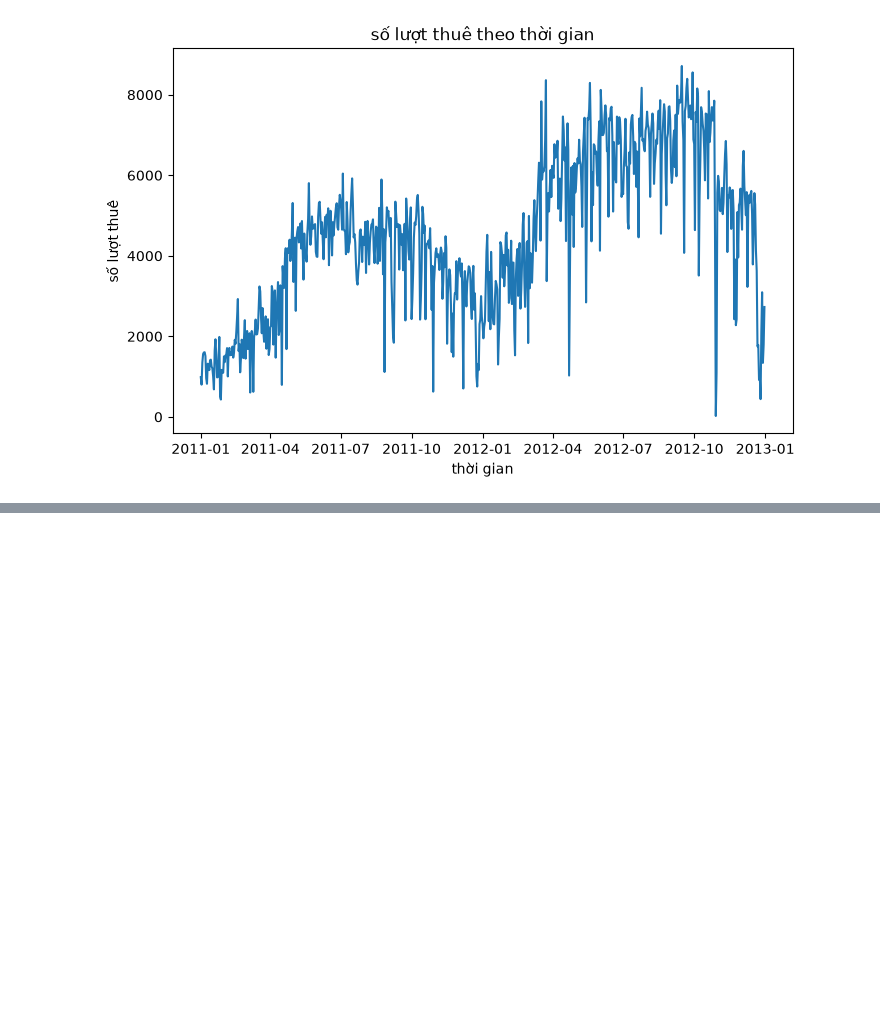
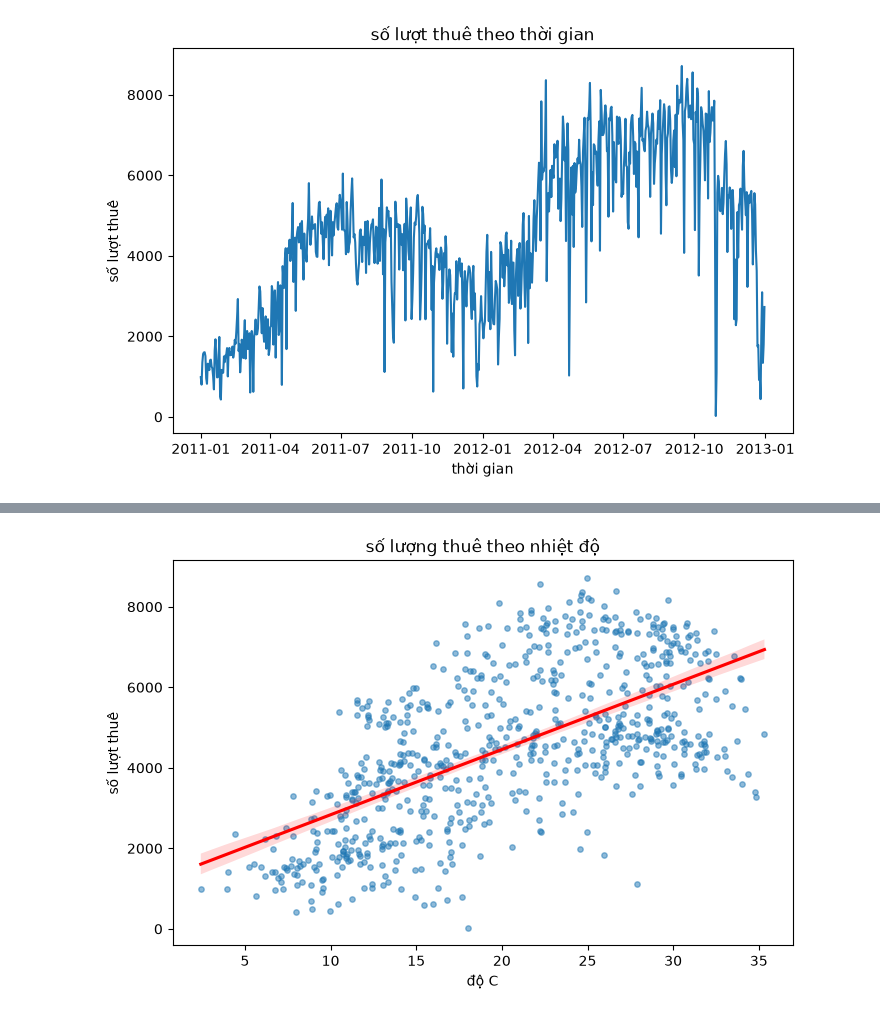
Before and after one commit to putindao/bike_sharing_forecast, a Jupyter notebook: notebook/EDA.ipynb, the cells around one changed output, grey strips where cells are left out. Saved outputs shown, nothing was run; the diff lists cells and outputs as text; code cells hidden in the pictures; blank space fills up the shorter version.

```diff
--- a/notebook/EDA.ipynb
+++ b/notebook/EDA.ipynb
@@ -235,0 +220,11 @@ plt.show()
+# %%
+aha = daydf.copy()
+aha['temp'] = aha['temp'] * 41 # do cột temp bị chia cho 41 trong dataset gốc
+plt.figure(figsize=(8,5))
+sns.regplot(data = aha, x = 'temp', y = 'cnt', scatter_kws={"s": 15, "alpha": 0.5}, line_kws={"color": "red"})
+plt.title("số lượng thuê theo nhiệt độ")
+plt.xlabel("độ C")
+plt.ylabel("số lượt thuê")
+plt.show()
+# %% [output]
+[figure, added]
```
Also changed, not shown: parts of 26 cells of this notebook.
